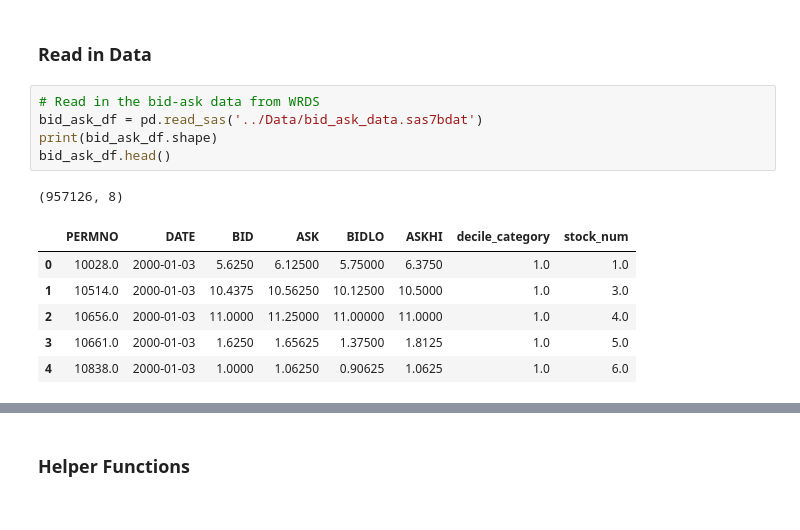
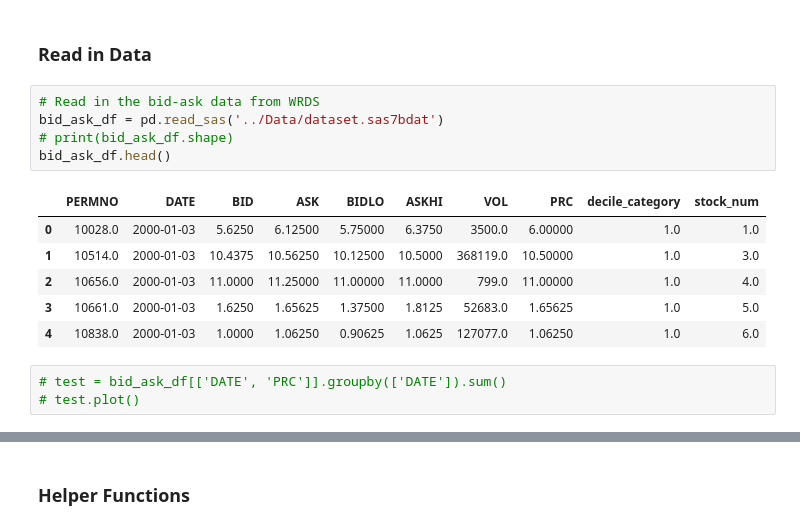
Before and after one commit to judymao/thesis, a Jupyter notebook: process_data.ipynb, the cells around one changed output, grey strips where cells are left out. Cells and saved outputs as stored; diff of their text form.

```diff
--- a/process_data.ipynb
+++ b/process_data.ipynb
@@ -16,14 +16,16 @@ import datetime
 ### Read in Data
 # %%
 # Read in the bid-ask data from WRDS
-bid_ask_df = pd.read_sas('../Data/bid_ask_data.sas7bdat')
-print(bid_ask_df.shape)
+bid_ask_df = pd.read_sas('../Data/dataset.sas7bdat')
+# print(bid_ask_df.shape)
 bid_ask_df.head()
 # %% [output]
-(957126, 8)
-|  | PERMNO | DATE | BID | ASK | BIDLO | ASKHI | decile_category | stock_num |
-| 0 | 10028.0 | 2000-01-03 | 5.6250 | 6.12500 | 5.75000 | 6.3750 | 1.0 | 1.0 |
-| 1 | 10514.0 | 2000-01-03 | 10.4375 | 10.56250 | 10.12500 | 10.5000 | 1.0 | 3.0 |
-| 2 | 10656.0 | 2000-01-03 | 11.0000 | 11.25000 | 11.00000 | 11.0000 | 1.0 | 4.0 |
-| 3 | 10661.0 | 2000-01-03 | 1.6250 | 1.65625 | 1.37500 | 1.8125 | 1.0 | 5.0 |
-| 4 | 10838.0 | 2000-01-03 | 1.0000 | 1.06250 | 0.90625 | 1.0625 | 1.0 | 6.0 |
+|  | PERMNO | DATE | BID | ASK | BIDLO | ASKHI | VOL | PRC | decile_category | stock_num |
+| 0 | 10028.0 | 2000-01-03 | 5.6250 | 6.12500 | 5.75000 | 6.3750 | 3500.0 | 6.00000 | 1.0 | 1.0 |
+| 1 | 10514.0 | 2000-01-03 | 10.4375 | 10.56250 | 10.12500 | 10.5000 | 368119.0 | 10.50000 | 1.0 | 3.0 |
+| 2 | 10656.0 | 2000-01-03 | 11.0000 | 11.25000 | 11.00000 | 11.0000 | 799.0 | 11.00000 | 1.0 | 4.0 |
+| 3 | 10661.0 | 2000-01-03 | 1.6250 | 1.65625 | 1.37500 | 1.8125 | 52683.0 | 1.65625 | 1.0 | 5.0 |
+| 4 | 10838.0 | 2000-01-03 | 1.0000 | 1.06250 | 0.90625 | 1.0625 | 127077.0 | 1.06250 | 1.0 | 6.0 |
+# %%
+# test = bid_ask_df[['DATE', 'PRC']].groupby(['DATE']).sum()
+# test.plot()
```
Also changed, not shown: parts of 34 cells of this notebook, 1 other file.
